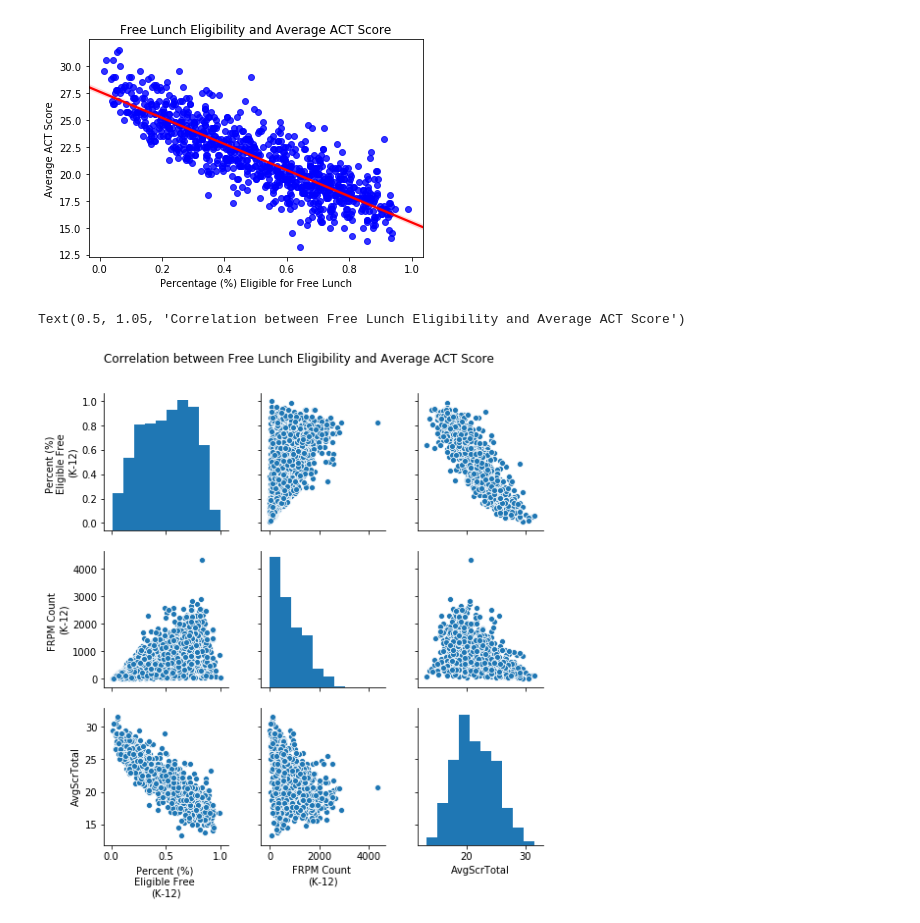
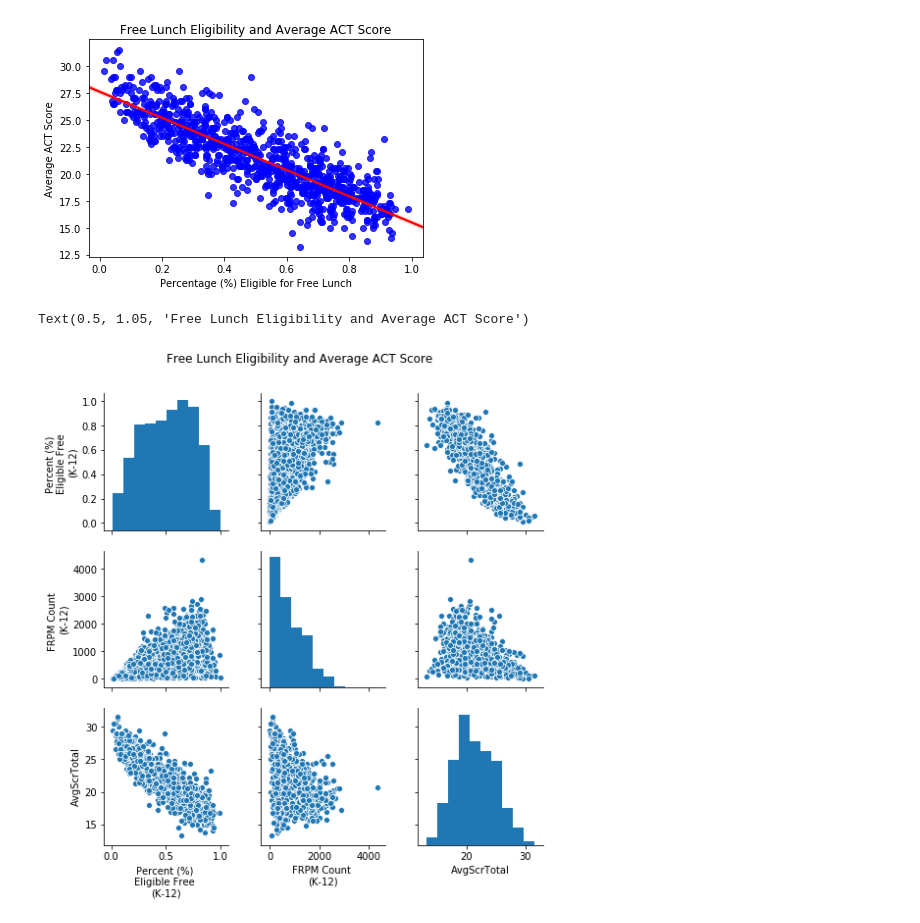
Before and after one commit to EricaXia/act_scores, a Jupyter notebook: act_scores.ipynb, the cells around one changed output. Drawn from its saved outputs; the diff is of its cells as text; code cells hidden in the pictures.

```diff
--- a/act_scores.ipynb
+++ b/act_scores.ipynb
@@ -11,9 +11,9 @@ import pandas as pd
 import matplotlib.pyplot as plt
 import seaborn as sns
 # %%
-pov = pd.read_csv('poverty.csv')
-act = pd.read_csv('act18.csv')
-grad = pd.read_csv('grad.txt', sep='\t')
+pov = pd.read_csv('data/poverty.csv')
+act = pd.read_csv('data/act18.csv')
+grad = pd.read_csv('data/grad.txt', sep='\t')
 # %%
 act.rename(columns={'sname':'School Name'}, inplace=True)
 grad.rename(columns={'SchoolName' : 'School Name'}, inplace=True)
@@ -123,0 +76,12 @@ df.sort_values(by = 'AvgScrTotal', ascending = False)
+# %%
+num = ['NumTstTakr', 'AvgScrEng',
+       'AvgScrRead', 'AvgScrMath', 'AvgScrSci', 'AvgScrTotal', 'NumGE21', 'PctGE21', 'Adult Ed. HS Diploma (Count)',
+       'Adult Ed. HS Diploma (Rate)', 'AggregateLevel', 'County Name', 'District Name', 'Dropout (Count)', 'Dropout (Rate)',
+        'Enrollment \n(Ages 5-17)', 'Enrollment \n(K-12)', 'FRPM Count \n(Ages 5-17)', 'FRPM Count \n(K-12)', 'Free Meal \nCount \n(Ages 5-17)',
+       'Free Meal \nCount \n(K-12)', 'GED Completer (Count)', 'GED Completer (Rate)', 'Golden State Seal Merit Diploma (Count)',
+       'Golden State Seal Merit Diploma (Rate', "Met UC/CSU Grad Req's (Rate)",  'PctGE21', 'Percent (%) \nEligible FRPM \n(Ages 5-17)',
+       'Percent (%) \nEligible FRPM \n(K-12)', 'Percent (%) \nEligible Free \n(Ages 5-17)','Percent (%) \nEligible Free \n(K-12)',
+       'Regular HS Diploma Graduates (Count)','Regular HS Diploma Graduates (Rate)',
+        ]
+for column in num:
+    df[column] = df[column].apply(pd.to_numeric, errors='coerce')
@@ -133,7 +99,7 @@ plt.show()
 # %%
 g = sns.pairplot(df[[
        'Percent (%) \nEligible Free \n(K-12)', 'FRPM Count \n(K-12)', 'AvgScrTotal']])
-g.fig.suptitle('Correlation between Free Lunch Eligibility and Average ACT Score', y = 1.05)
+g.fig.suptitle('Free Lunch Eligibility and Average ACT Score', y = 1.05)
 # %% [output]
-Text(0.5, 1.05, 'Correlation between Free Lunch Eligibility and Average ACT Score')
+Text(0.5, 1.05, 'Free Lunch Eligibility and Average ACT Score')
-[figure, old version]
+[figure, new version]
```
Also changed, not shown: parts of 12 cells of this notebook, 7 other files.
